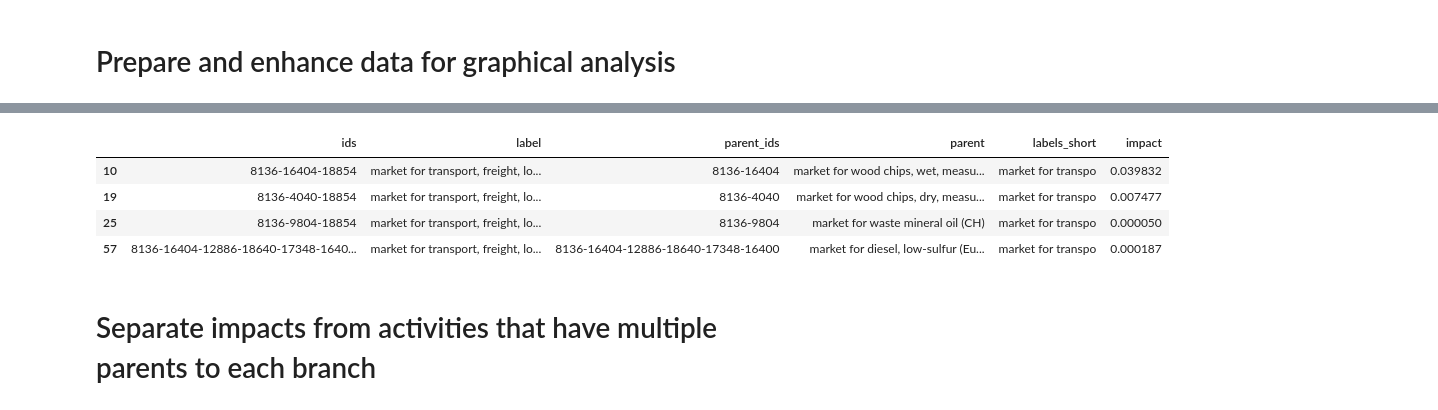
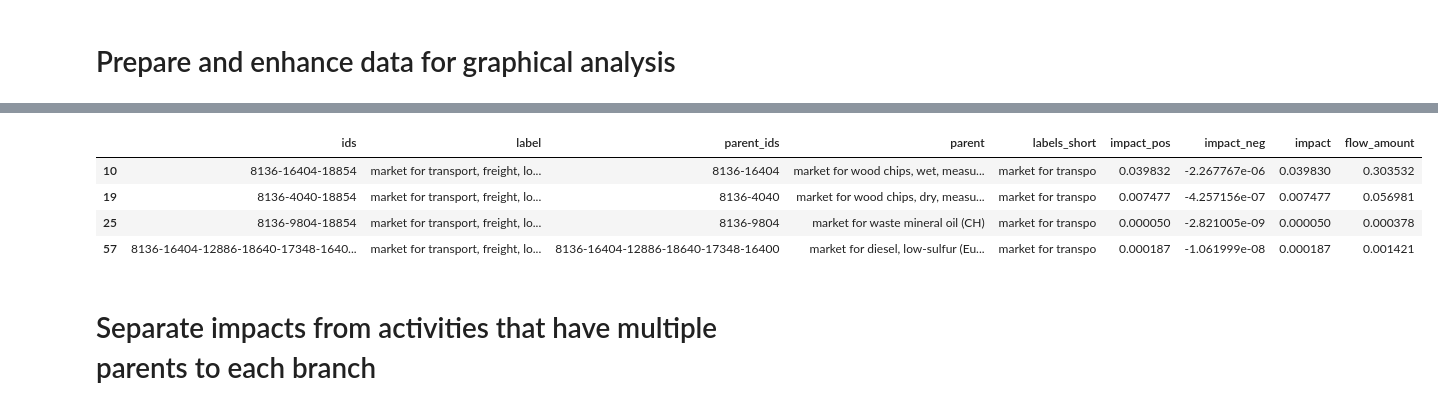
Before and after one commit to RomainBes/DataVizChallenge, a Jupyter notebook: sandbox_oh.ipynb, the cells around one changed output, grey strips where cells are left out. Saved outputs shown, nothing was run; the diff lists cells and outputs as text; code cells hidden in the pictures.

```diff
--- a/sandbox_oh.ipynb
+++ b/sandbox_oh.ipynb
@@ -386,27 +368,28 @@ activities
 # %%
-import math
-
+# put all edge data in a dataframe to be able to scale the children of multi-parent processes
 ids = [edge["from"] for edge in trav['edges']]
 labels = [activities[id.split('-')[-1]]['name']+' ('+activities[id.split('-')[-1]]['location']+')' for id in ids]
 parent_ids = [""] + [edge["to"] for edge in trav['edges']][1:]
 
 data = dict(ids = ids,
             label = labels,
             #location = [act['location'] for act in activities],
             parent_ids = parent_ids,
             parent = [activities[id.split('-')[-1]]['name']+' ('+activities[id.split('-')[-1]]['location']+')' if id != '' else '' for id in parent_ids],
             labels_short = [label[:18] for label in labels],
-            impact = [edge["impact_pos"] for edge in trav['edges']], #math.floor(edge["impact_pos"]*1100)/1100
-            #flow_amount = [edge["amount"] for edge in trav['edges']]
+            impact_pos = [edge["impact_pos"] for edge in trav['edges']],
+            impact_neg = [edge["impact_neg"] for edge in trav['edges']],
+            impact = [edge["impact"] for edge in trav['edges']],
+            flow_amount = [edge["amount"] for edge in trav['edges']]
             #value_pct = value_pct
         )
 df = pd.DataFrame.from_dict(data)
 display(df[df.ids.str.endswith('18854')])
 # %% [output]
-|  | ids | label | parent_ids | parent | labels_short | impact |
-| 10 | 8136-16404-18854 | market for transport, freight, lo... | 8136-16404 | market for wood chips, wet, measu... | market for transpo | 0.039832 |
-| 19 | 8136-4040-18854 | market for transport, freight, lo... | 8136-4040 | market for wood chips, dry, measu... | market for transpo | 0.007477 |
-| 25 | 8136-9804-18854 | market for transport, freight, lo... | 8136-9804 | market for waste mineral oil (CH) | market for transpo | 0.000050 |
-| 57 | 8136-16404-12886-18640-17348-1640... | market for transport, freight, lo... | 8136-16404-12886-18640-17348-16400 | market for diesel, low-sulfur (Eu... | market for transpo | 0.000187 |
+|  | ids | label | parent_ids | parent | labels_short | impact_pos | impact_neg | impact | flow_amount |
+| 10 | 8136-16404-18854 | market for transport, freight, lo... | 8136-16404 | market for wood chips, wet, measu... | market for transpo | 0.039832 | -2.267767e-06 | 0.039830 | 0.303532 |
+| 19 | 8136-4040-18854 | market for transport, freight, lo... | 8136-4040 | market for wood chips, dry, measu... | market for transpo | 0.007477 | -4.257156e-07 | 0.007477 | 0.056981 |
+| 25 | 8136-9804-18854 | market for transport, freight, lo... | 8136-9804 | market for waste mineral oil (CH) | market for transpo | 0.000050 | -2.821005e-09 | 0.000050 | 0.000378 |
+| 57 | 8136-16404-12886-18640-17348-1640... | market for transport, freight, lo... | 8136-16404-12886-18640-17348-16400 | market for diesel, low-sulfur (Eu... | market for transpo | 0.000187 | -1.061999e-08 | 0.000187 | 0.001421 |
 # %% [markdown]
 # Separate impacts from activities that have multiple parents to each branch
```
Also changed, not shown: parts of 12 cells of this notebook.
